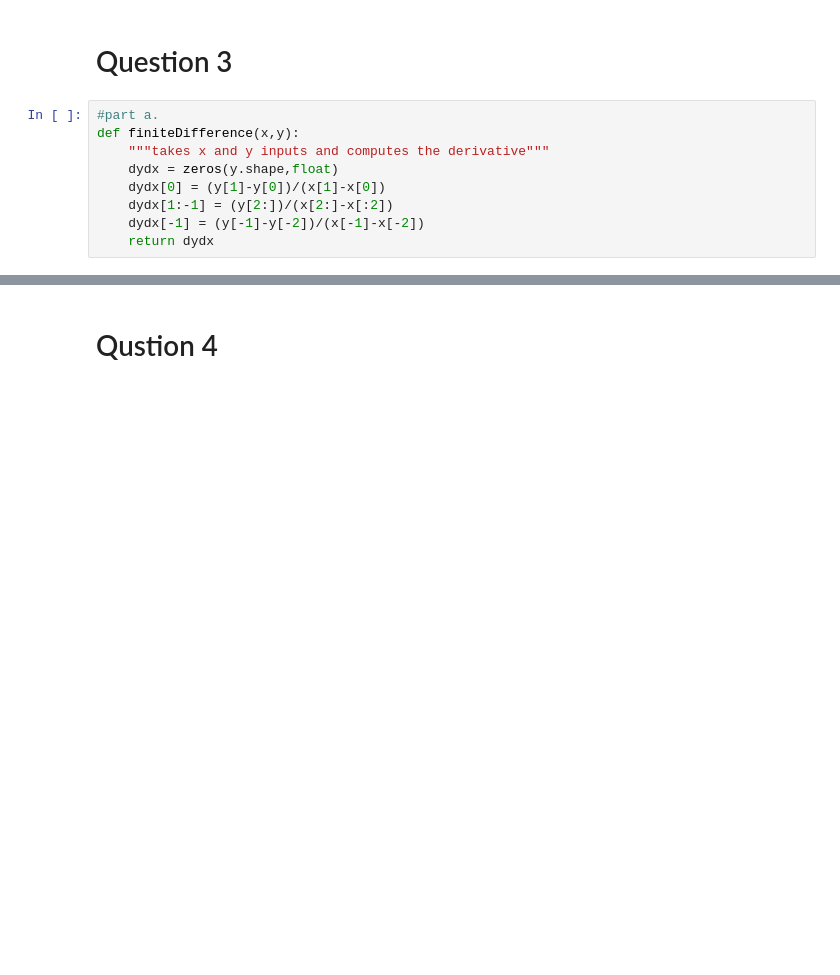
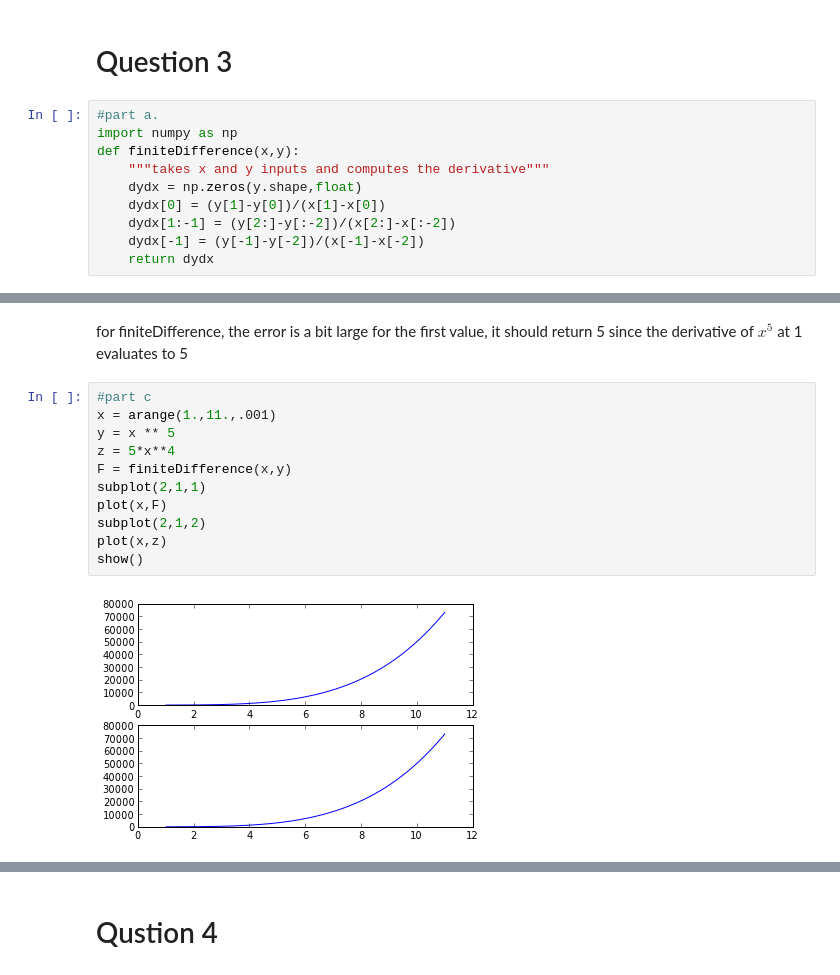
Before and after one commit to mtotten/PHYS202-S13, a Jupyter notebook: Week4/InterpAndDiffEx3.ipynb, the cells around one changed output, grey strips where cells are left out. Drawn from its saved outputs; the diff is of its cells as text; blank space fills up the shorter version.

```diff
--- a/Week4/InterpAndDiffEx3.ipynb
+++ b/Week4/InterpAndDiffEx3.ipynb
@@ -125,11 +126,12 @@ Question 3
 =
 # %%
 #part a.
+import numpy as np
 def finiteDifference(x,y):
     """takes x and y inputs and computes the derivative"""
-    dydx = zeros(y.shape,float)
+    dydx = np.zeros(y.shape,float)
     dydx[0] = (y[1]-y[0])/(x[1]-x[0])
-    dydx[1:-1] = (y[2:])/(x[2:]-x[:2])
+    dydx[1:-1] = (y[2:]-y[:-2])/(x[2:]-x[:-2])
     dydx[-1] = (y[-1]-y[-2])/(x[-1]-x[-2])
     return dydx
 # %%
@@ -141,0 +161,15 @@ TypeError: unsupported operand type(s) for ** or pow(): 'list' and 'int'
+# %% [markdown]
+for finiteDifference, the error is a bit large for the first value, it should return 5 since the derivative of $x^5$ at 1 evaluates to 5
+# %%
+#part c
+x = arange(1.,11.,.001)
+y = x ** 5
+z = 5*x**4
+F = finiteDifference(x,y)
+subplot(2,1,1)
+plot(x,F)
+subplot(2,1,2)
+plot(x,z)
+show()
+# %% [output]
+[figure, added]
```
Also changed, not shown: parts of 9 cells of this notebook, 1 other file.
